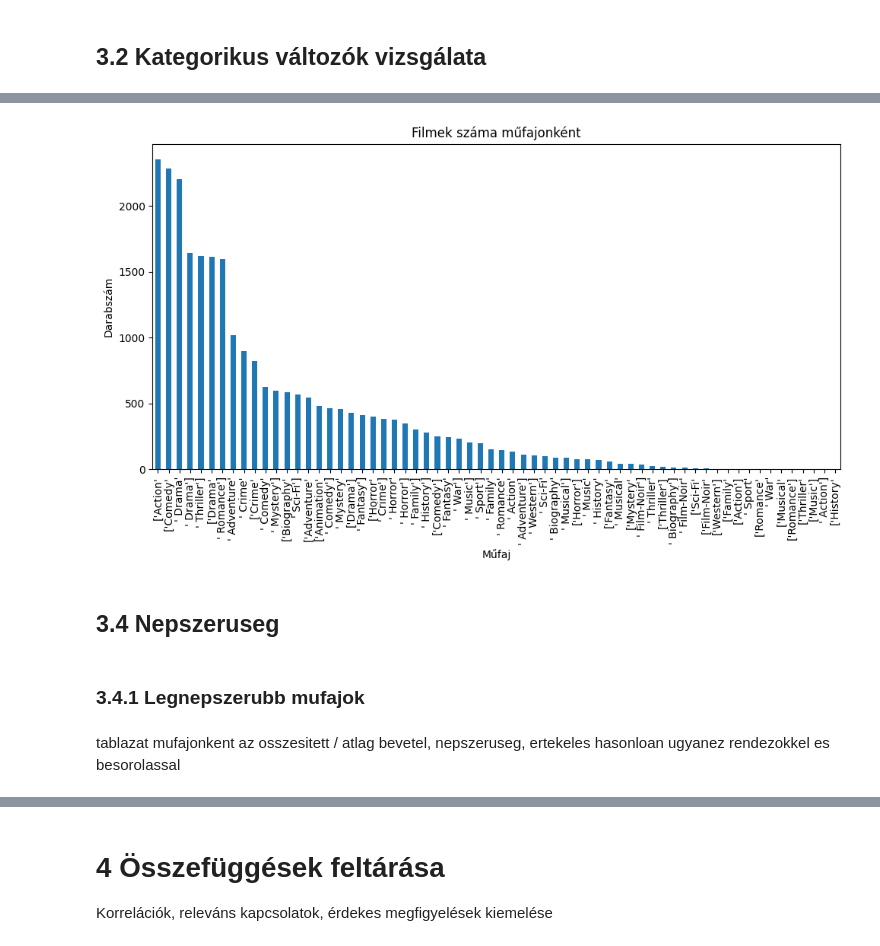
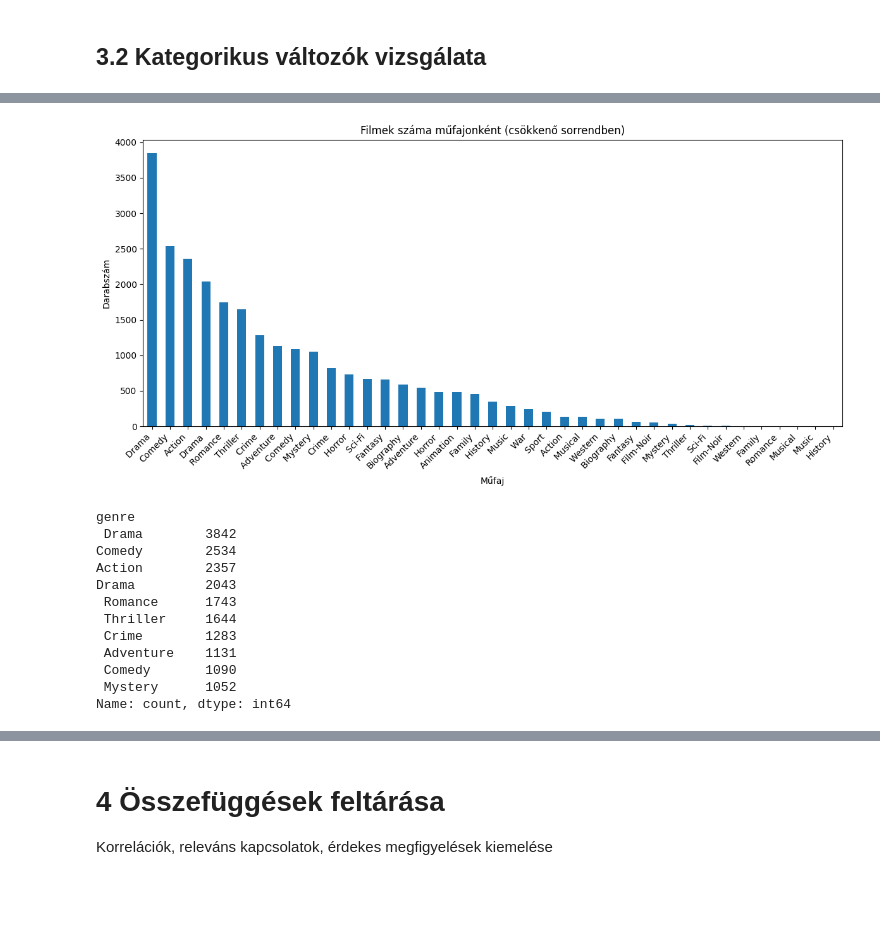
Before and after one commit to gutbrot/dataS, a Jupyter notebook: hw/EDA.ipynb, the cells around one changed output, grey strips where cells are left out. Cells and saved outputs as stored; diff of their text form; code cells hidden in the pictures; blank space fills up the shorter version.

```diff
--- a/hw/EDA.ipynb
+++ b/hw/EDA.ipynb
@@ -264,3 +288,7 @@ df.head()
+# %%
+df["certification"] = df["certification"].replace(
+    {"Not Rated": "Unrated"}
+)
 # %% [markdown]
 ## 2.3 A rekordok értelmezése
 # %% [markdown]
@@ -616,16 +768,22 @@ dtype: int64
 # %%
-genre_counts = df["genre"].str.split(", ").explode().value_counts()
 
-plt.figure(figsize=(10, 6))
+
+genre_counts = (
+    df["genre"]
+    .str.strip("[]")
+    .str.replace("'", "", regex=False)
+    .str.split(", ")
+    .explode()
+    .value_counts()
+)
+
+plt.figure(figsize=(12, 6))
 genre_counts.plot(kind="bar")
 plt.xlabel("Műfaj")
 plt.ylabel("Darabszám")
-plt.title("Filmek száma műfajonként")
+plt.title("Filmek száma műfajonként (csökkenő sorrendben)")
+plt.xticks(rotation=45, ha="right")
 plt.tight_layout()
 plt.show()
 # %% [output]
-[figure, old version]
+[figure, new version]
-# %% [markdown]
-## 3.4 Nepszeruseg
-# %% [markdown]
-### 3.4.1 Legnepszerubb mufajok
@@ -634,3 +790,17 @@ df['avg_score'] = df[['metascore', 'movie_rating']].mean(axis=1)
-# %% [markdown]
-tablazat mufajonkent az osszesitett / atlag bevetel, nepszeruseg, ertekeles
-hasonloan ugyanez rendezokkel es besorolassal
+# %%
+# 10 leggyakoribb műfaj
+top10 = genre_counts.head(10)
+print(top10)
+# %% [output]
+genre
+ Drama        3842
+Comedy        2534
+Action        2357
+Drama         2043
+ Romance      1743
+ Thriller     1644
+ Crime        1283
+ Adventure    1131
+ Comedy       1090
+ Mystery      1052
+Name: count, dtype: int64
```
Also changed, not shown: parts of 81 cells of this notebook, 1 other file.
